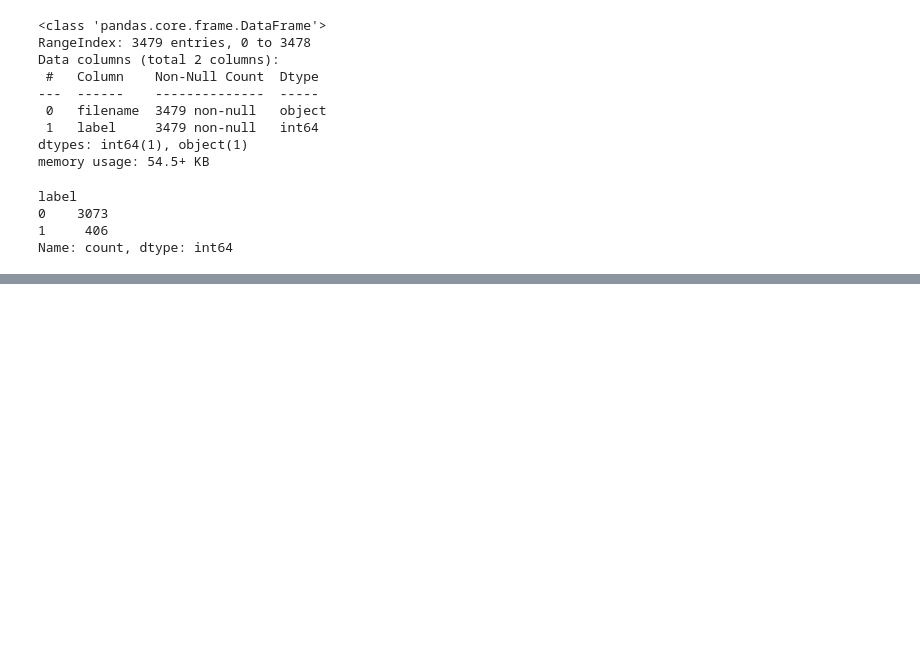
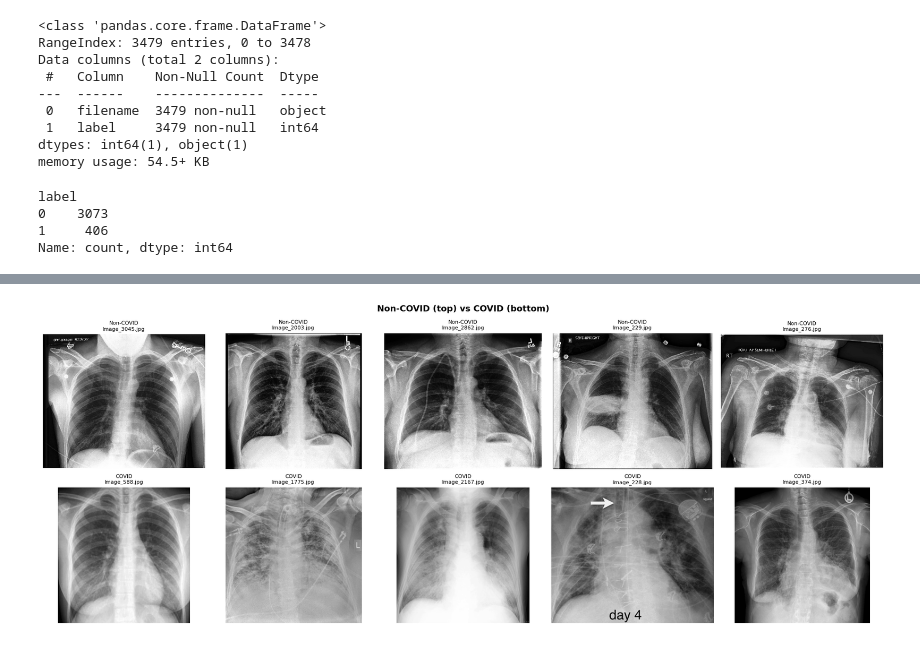
Before and after one commit to med-hargoug/CNN-COVID-DETECTION, a Jupyter notebook: Untitled.ipynb, the cells around one changed output, grey strips where cells are left out. Saved outputs shown, nothing was run; the diff lists cells and outputs as text; code cells hidden in the pictures; blank space fills up the shorter version.

```diff
--- a/Untitled.ipynb
+++ b/Untitled.ipynb
@@ -70,0 +98,20 @@ Name: count, dtype: int64
+# %%
+import cv2
+import os
+
+IMG_DIR = r"C:\Users\User\Documents\AI_projet\data\Train"
+
+figure, axis = plt.subplots(2, 5, figsize=(18, 7))
+for i, (label, title) in enumerate([(0, 'Non-COVID'), (1, 'COVID')]):
+    samples = df[df['label'] == label].sample(5, random_state=42)
+    for j, (_, row) in enumerate(samples.iterrows()):
+        img = cv2.imread(os.path.join(IMG_DIR, row['filename']), cv2.IMREAD_GRAYSCALE)
+        axis[i][j].imshow(img, cmap='gray')
+        axis[i][j].set_title(f"{title}\n{row['filename']}", fontsize=8)
+        axis[i][j].axis('off')
+
+plt.suptitle('Non-COVID (top) vs COVID (bottom)', fontsize=13, fontweight='bold')
+plt.tight_layout()
+plt.show()
+# %% [output]
+[figure, added]
```
Also changed, not shown: parts of 27 cells of this notebook.
